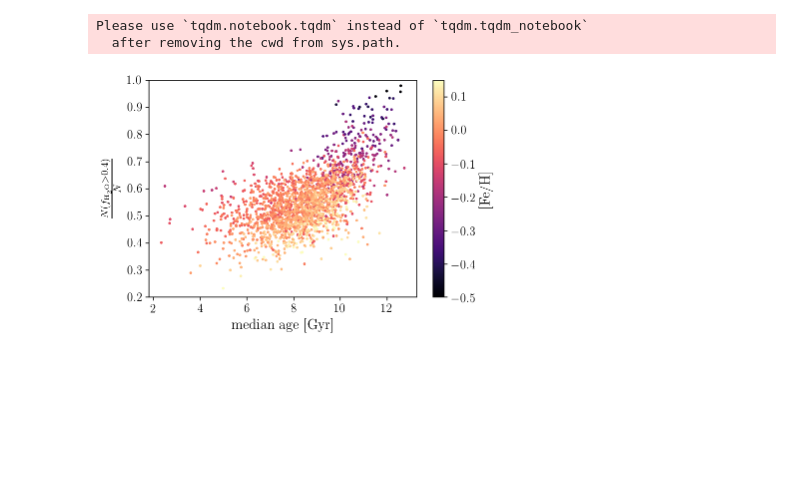
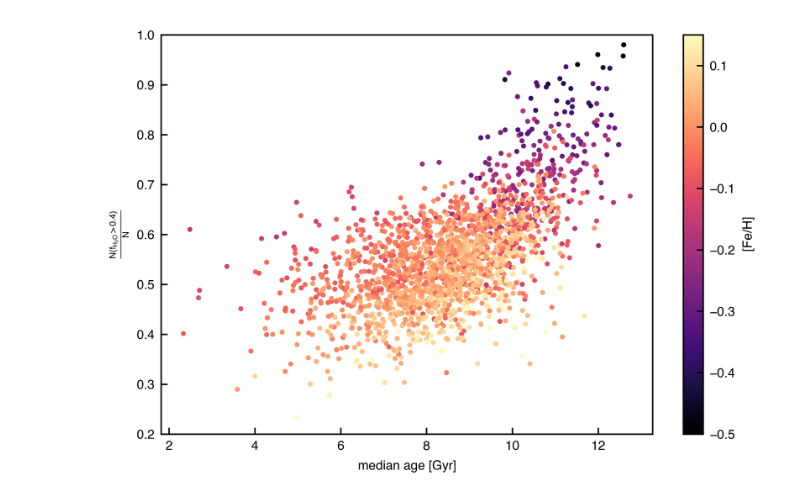
Before and after one commit to chrislintott/ISOgal, a Jupyter notebook: py/eagle-exploration.ipynb, the cells around one changed output. Saved outputs shown, nothing was run; the diff lists cells and outputs as text; code cells hidden in the pictures; blank space fills up the shorter version.

```diff
--- a/py/eagle-exploration.ipynb
+++ b/py/eagle-exploration.ipynb
@@ -1,10 +1,10 @@
 # %%
 import os
-username = 'whd180'
-password = 'bfb933mj'
+username = #your eagle username here
+password = #your eagle password here
 os.environ['EAGLE_USERNAME'] = username
 os.environ['EAGLE_PASSWORD'] = password
-os.environ['EAGLE_BASE_PATH'] = '/hpcdata6/astrcrai/backup'
+os.environ['EAGLE_BASE_PATH'] = '/hpcdata6/astrcrai/backup' #this should point at your local EAGLE simulations
 os.environ['EAGLE_ACCESS_TYPE'] = 'ARI'
 import eaglepy.database as database
 import eaglepy.h5read as h5read
@@ -18,7 +18,7 @@ from astropy.io import ascii
 import iso_pop
 #cosmology
 Omega0, OmegaLambda, a_0, h = 0.307, 0.693, 1., 0.6777
-
+plt.style.use('nature') #comment this put if you dont have the plot style!
 
 
 def t_lookback(a):
@@ -61,17 +61,6 @@ def dens2nh(dens):
     tdens = (0.752/1.6726e-24)*(dens*6.77e-31)
     return tdens
 
-username = os.environ['EAGLE_USERNAME']
-password = os.environ['EAGLE_PASSWORD']
-
-
-con = sql.connect(username, password=password)
-
-
-params = {'axes.labelsize': 14, 'xtick.labelsize': 12, 'ytick.labelsize': 12, 'text.usetex': True, 'lines.linewidth': 1,
-          'axes.titlesize': 14, 'font.family': 'serif'}
-plt.rcParams.update(params)
-
 %config InlineBackend.figure_format = 'retina'
 %load_ext autoreload
 %autoreload 2
@@ -122,44 +119,20 @@ waterfrac = iso_pop.get_iso_water_fraction(abundances['Iron'])
-# %%
-water_rich_fracs = np.zeros(len(subcops[galaxy_mask]))
-mean_age = np.zeros(len(subcops[galaxy_mask]))
-
-for i in tqdm.tqdm_notebook(range(len(subcops[galaxy_mask]))):
-    snap = h5read.SnapshotRegion(run, model, tag, subcops[galaxy_mask][i], halfmassrad[:,4][galaxy_mask][i]*2)
-    snap.center_and_align(parttype=4, align_percentile=10)
-    abundances = snap.abundance_ratios()
-    waterfrac = iso_pop.get_iso_water_fraction(abundances['Iron'])
-    sftime = snap.get_dataset(4, 'StellarFormationTime', physical=True)
-    ages = snap.a2age(sftime)
-    water_rich_fracs[i] = sum(waterfrac > 0.4)/len(waterfrac)
-    mean_age[i] = np.median(ages)
-with open('../sav/water_frac_mean_age.npy', 'wb') as f:
-    np.save(f, water_rich_fracs)
-    np.save(f, mean_age)
-    np.save(f, iron[galaxy_mask])
-    np.save(f, hydrogen[galaxy_mask])
-    np.save(f, oxygen[galaxy_mask])
-    np.save(f, gnums[fsids][galaxy_mask])
-    np.save(f, mass_30kpc[galaxy_mask])
-# %% [output]
-Please use `tqdm.notebook.tqdm` instead of `tqdm.tqdm_notebook`
-  after removing the cwd from sys.path.
 # %%
 solar_H = 0.706498
 solar_Fe = 0.00110322
 solar_O = 0.00549262
 solar_Si = 0.000682587
 solar_Mg = 0.000590706
 solar_Ca = 6.4355e-05
 
 fig = plt.figure()
 fig.set_size_inches(6,4)
-plt.scatter(mean_age, water_rich_fracs, s=3, c=np.log10(iron[galaxy_mask]/hydrogen[galaxy_mask])-np.log10(solar_Fe/solar_H), cmap=plt.cm.magma, rasterized=True, vmin=-0.5, vmax=0.15)
+plt.scatter(mean_age, water_rich_fracs, s=3, c=np.log10(iron/hydrogen)-np.log10(solar_Fe/solar_H), cmap=plt.cm.magma, rasterized=True, vmin=-0.5, vmax=0.15)
 plt.colorbar(label=r'$\mathrm{[Fe/H]}$')
 
 plt.xlabel(r'$\mathrm{median\ age\ [Gyr]}$')
 plt.ylabel(r'$\frac{N(f_{\mathrm{H_2O}} > 0.4)}{N}$')
 
 plt.ylim(0.2,1.)
 plt.savefig('../plots/water_rich_frac_vs_median_age.pdf', format='pdf', dpi=400, bbox_inches='tight')
 # %% [output]
-[figure, old version]
+[figure, new version]
```
Also changed, not shown: parts of 7 cells of this notebook.
